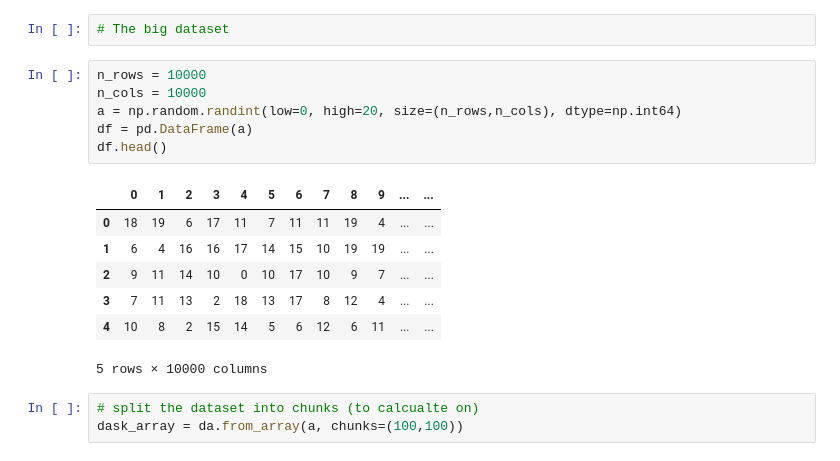
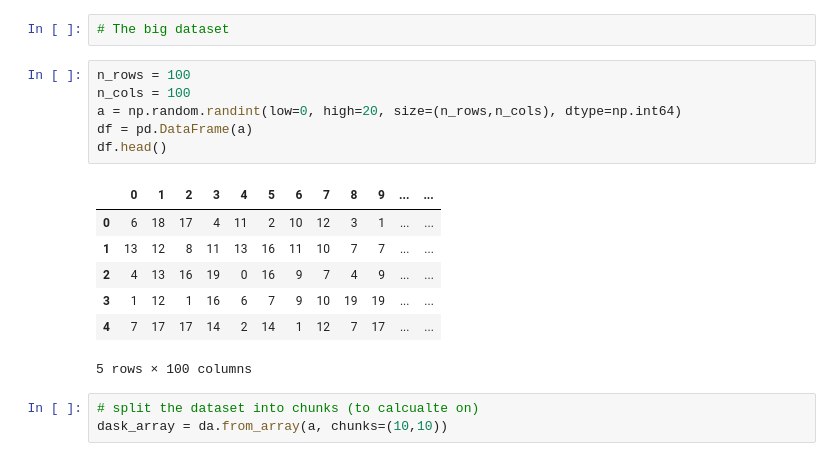
Before and after one commit to natech123/presenation_playground, a Jupyter notebook: dask.ipynb, the cells around one changed output. Saved outputs shown, nothing was run; the diff lists cells and outputs as text.

```diff
--- a/dask.ipynb
+++ b/dask.ipynb
@@ -5,22 +5,22 @@ import pandas as pd
 # %%
 # The big dataset
 # %%
-n_rows = 10000
-n_cols = 10000
+n_rows = 100
+n_cols = 100
 a = np.random.randint(low=0, high=20, size=(n_rows,n_cols), dtype=np.int64)
 df = pd.DataFrame(a)
 df.head()
 # %% [output]
 |  | 0 | 1 | 2 | 3 | 4 | 5 | 6 | 7 | 8 | 9 | ... | ... |
-| 0 | 18 | 19 | 6 | 17 | 11 | 7 | 11 | 11 | 19 | 4 | ... | ... |
-| 1 | 6 | 4 | 16 | 16 | 17 | 14 | 15 | 10 | 19 | 19 | ... | ... |
-| 2 | 9 | 11 | 14 | 10 | 0 | 10 | 17 | 10 | 9 | 7 | ... | ... |
-| 3 | 7 | 11 | 13 | 2 | 18 | 13 | 17 | 8 | 12 | 4 | ... | ... |
-| 4 | 10 | 8 | 2 | 15 | 14 | 5 | 6 | 12 | 6 | 11 | ... | ... |
+| 0 | 6 | 18 | 17 | 4 | 11 | 2 | 10 | 12 | 3 | 1 | ... | ... |
+| 1 | 13 | 12 | 8 | 11 | 13 | 16 | 11 | 10 | 7 | 7 | ... | ... |
+| 2 | 4 | 13 | 16 | 19 | 0 | 16 | 9 | 7 | 4 | 9 | ... | ... |
+| 3 | 1 | 12 | 1 | 16 | 6 | 7 | 9 | 10 | 19 | 19 | ... | ... |
+| 4 | 7 | 17 | 17 | 14 | 2 | 14 | 1 | 12 | 7 | 17 | ... | ... |
-5 rows × 10000 columns
+5 rows × 100 columns
 # %%
 # split the dataset into chunks (to calcualte on)
-dask_array = da.from_array(a, chunks=(100,100))
+dask_array = da.from_array(a, chunks=(10,10))
 # %%
 dask_array
 # %% [output]
```
Also changed, not shown: parts of 4 cells of this notebook, 4 other files.
